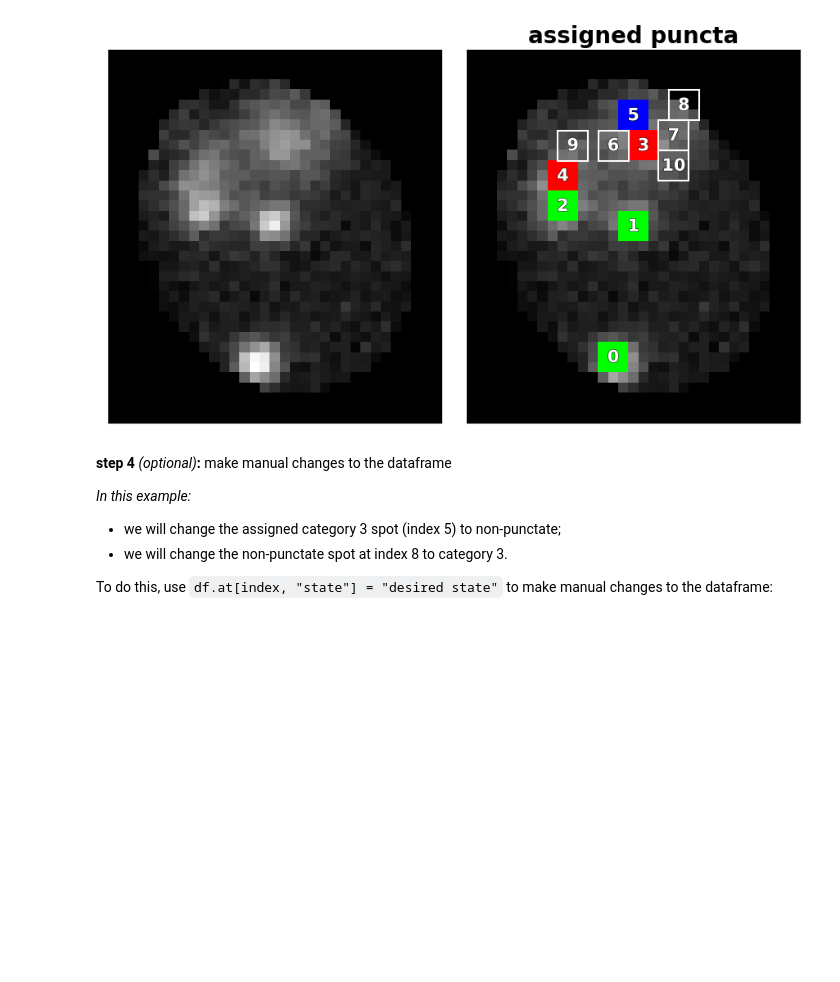
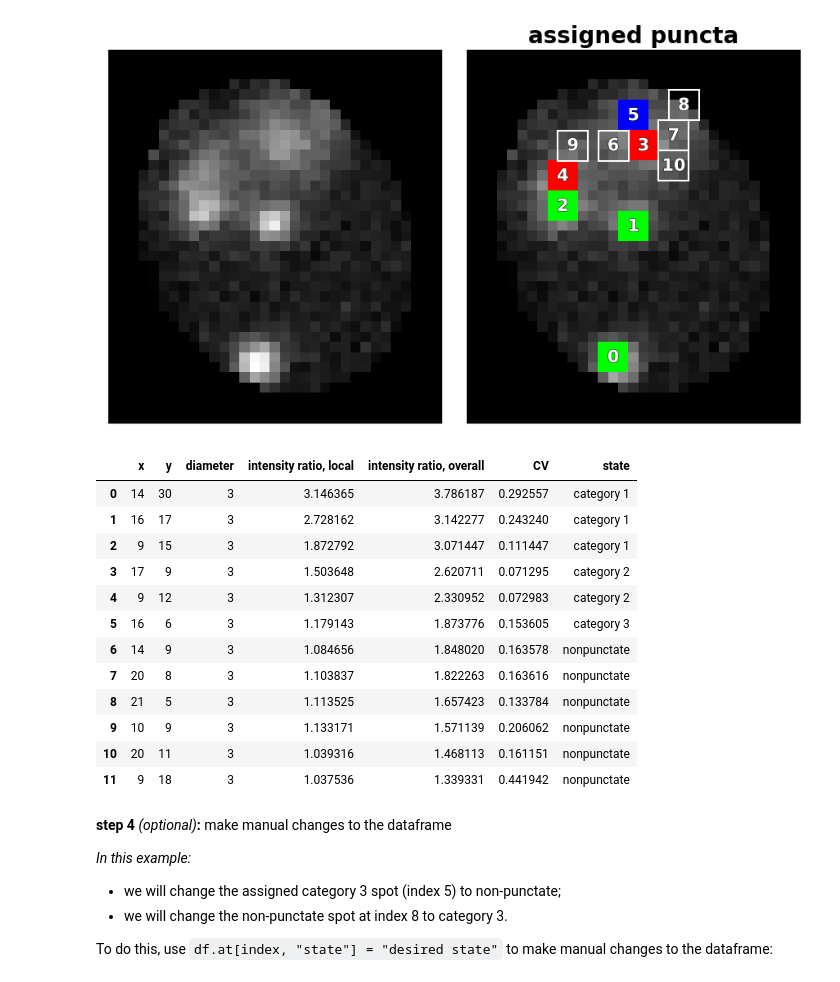
Before and after one commit to molecular-systems-biology/PunctaFinder, a Jupyter notebook: PunctaFinder_Demo.ipynb, the cells around one changed output. Cells and saved outputs as stored; diff of their text form; code cells hidden in the pictures; blank space fills up the shorter version.

```diff
--- a/PunctaFinder_Demo.ipynb
+++ b/PunctaFinder_Demo.ipynb
@@ -34,8 +41,11 @@ import punctafinder as PF
 # %% [markdown]
 ## <font color = 'blue'>Section 1:</font> A look at the example data
 # %%
+# get current working directory (since this Jupyter notebook and the example data have been cloned into the same folder)
+cwd = os.getcwd()
+
 # load demo_data.tif:
-demo_data = io.imread('G:/Downloads/demo_data.tif')
+demo_data = io.imread(cwd + '/demo_data.tif')
 
 # extract the three images from the stack and visualise them
 brightfield, GFP, masks = PF.plot_demo_data(demo_data)
@@ -102,11 +112,27 @@ _In this visualisation:_
 The written row numbers **(indices)** can be used to make manual changes in the dataframe with validated data (as demonstrated in **step 4**)
 # %%
 # run PF for dataset creation
-df_cell, cropped_cell, mask_cat1, mask_cat2, mask_cat3 = PF.PF_validated_data(GFP, cell_mask, 3, 0, N_cat1, N_cat2, N_cat3)
+df_cell, cropped_cell, mask_cat1, mask_cat2, mask_cat3 = PF.PF_validated_data(GFP, cell_mask, diameter, overlap, N_cat1, N_cat2, N_cat3)
 # visualise the results
 PF.plot_PF_validated_data(df_cell, cropped_cell, mask_cat1, mask_cat2, mask_cat3)
 # %% [output]
 [figure]
+# %%
+df_cell
+# %% [output]
+|  | x | y | diameter | intensity ratio, local | intensity ratio, overall | CV | state |
+| 0 | 14 | 30 | 3 | 3.146365 | 3.786187 | 0.292557 | category 1 |
+| 1 | 16 | 17 | 3 | 2.728162 | 3.142277 | 0.243240 | category 1 |
+| 2 | 9 | 15 | 3 | 1.872792 | 3.071447 | 0.111447 | category 1 |
+| 3 | 17 | 9 | 3 | 1.503648 | 2.620711 | 0.071295 | category 2 |
+| 4 | 9 | 12 | 3 | 1.312307 | 2.330952 | 0.072983 | category 2 |
+| 5 | 16 | 6 | 3 | 1.179143 | 1.873776 | 0.153605 | category 3 |
+| 6 | 14 | 9 | 3 | 1.084656 | 1.848020 | 0.163578 | nonpunctate |
+| 7 | 20 | 8 | 3 | 1.103837 | 1.822263 | 0.163616 | nonpunctate |
+| 8 | 21 | 5 | 3 | 1.113525 | 1.657423 | 0.133784 | nonpunctate |
+| 9 | 10 | 9 | 3 | 1.133171 | 1.571139 | 0.206062 | nonpunctate |
+| 10 | 20 | 11 | 3 | 1.039316 | 1.468113 | 0.161151 | nonpunctate |
+| 11 | 9 | 18 | 3 | 1.037536 | 1.339331 | 0.441942 | nonpunctate |
 # %% [markdown]
 **step 4** _(optional)_**:** make manual changes to the dataframe
 
```
Also changed, not shown: parts of 11 cells of this notebook, 8 other files.
